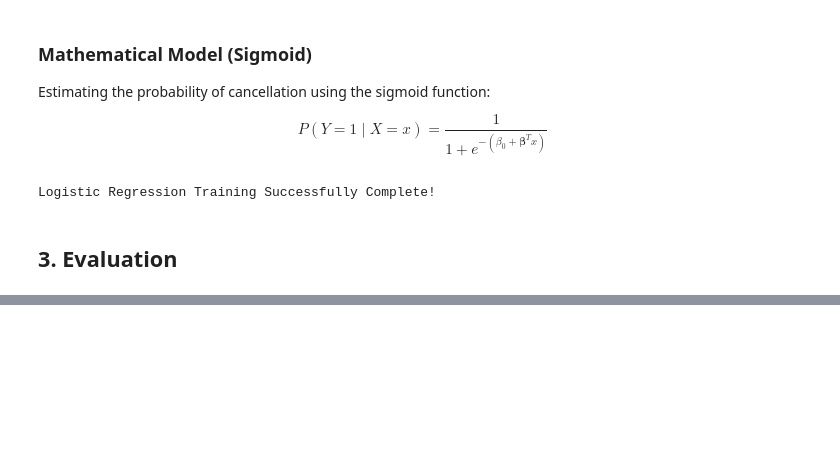
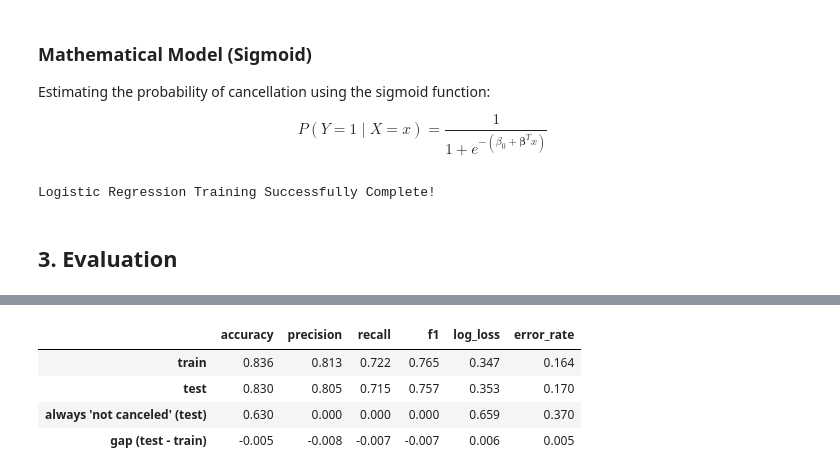
Before and after one commit to MasMits/hotel-cancellation-ml, a Jupyter notebook: notebook/project.ipynb, the cells around one changed output, grey strips where cells are left out. Cells and saved outputs as stored; diff of their text form; code cells hidden in the pictures; blank space fills up the shorter version.

```diff
--- a/notebook/project.ipynb
+++ b/notebook/project.ipynb
@@ -150,0 +166,23 @@ Logistic Regression Training Successfully Complete!
+# %%
+import pandas as pd
+from sklearn.dummy import DummyClassifier
+
+evaluation = import_module("hotel_cancellation.2_evaluation")
+
+# Always predicts "not canceled", with probability of canceling = 0.37 (the share in the data)
+dummy_model = DummyClassifier(strategy="prior").fit(X_train, y_train)
+
+results = pd.DataFrame({
+    "train": evaluation.get_metrics(logistic_model, X_train, y_train),
+    "test": evaluation.get_metrics(logistic_model, X_test, y_test),
+    "always 'not canceled' (test)": evaluation.get_metrics(dummy_model, X_test, y_test),
+}).T
+results.loc["gap (test - train)"] = results.loc["test"] - results.loc["train"]
+
+results.round(3)
+# %% [output]
+|  | accuracy | precision | recall | f1 | log_loss | error_rate |
+| train | 0.836 | 0.813 | 0.722 | 0.765 | 0.347 | 0.164 |
+| test | 0.830 | 0.805 | 0.715 | 0.757 | 0.353 | 0.170 |
+| always 'not canceled' (test) | 0.630 | 0.000 | 0.000 | 0.000 | 0.659 | 0.370 |
+| gap (test - train) | -0.005 | -0.008 | -0.007 | -0.007 | 0.006 | 0.005 |
```
Also changed, not shown: parts of 8 cells of this notebook, 1 other file.
